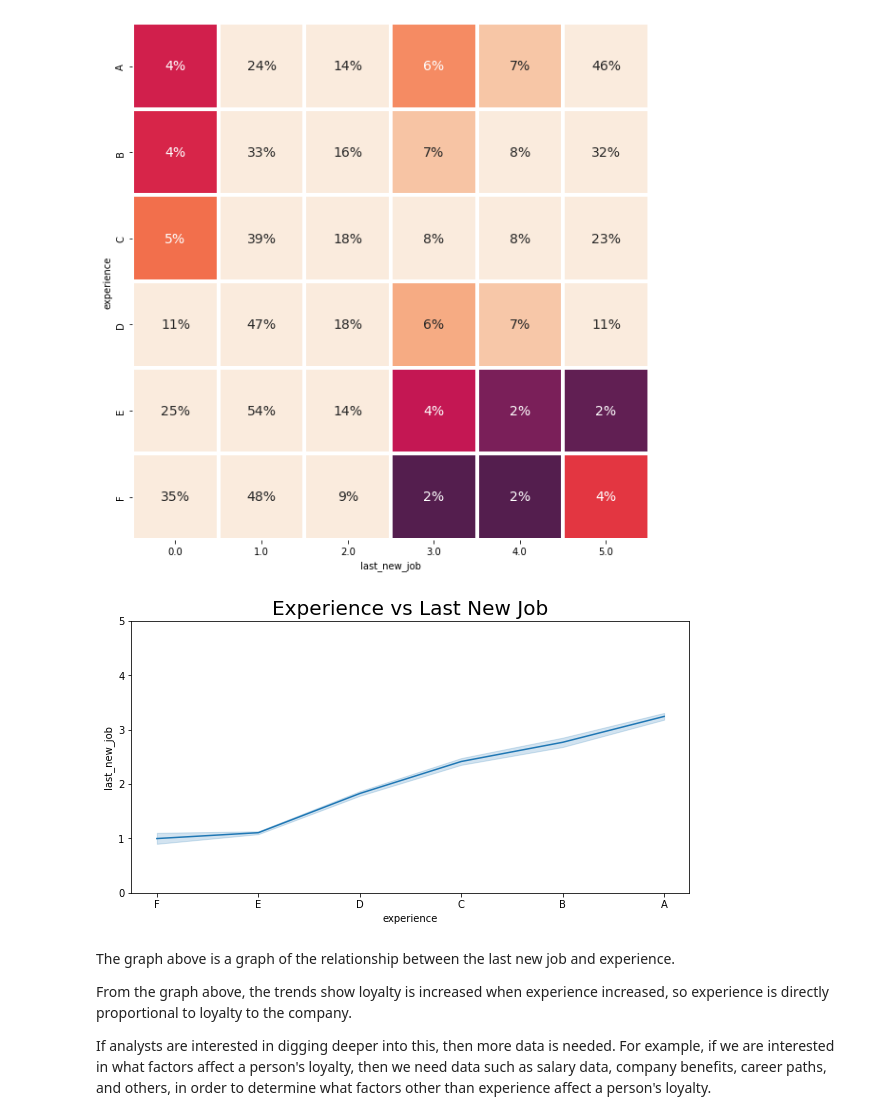
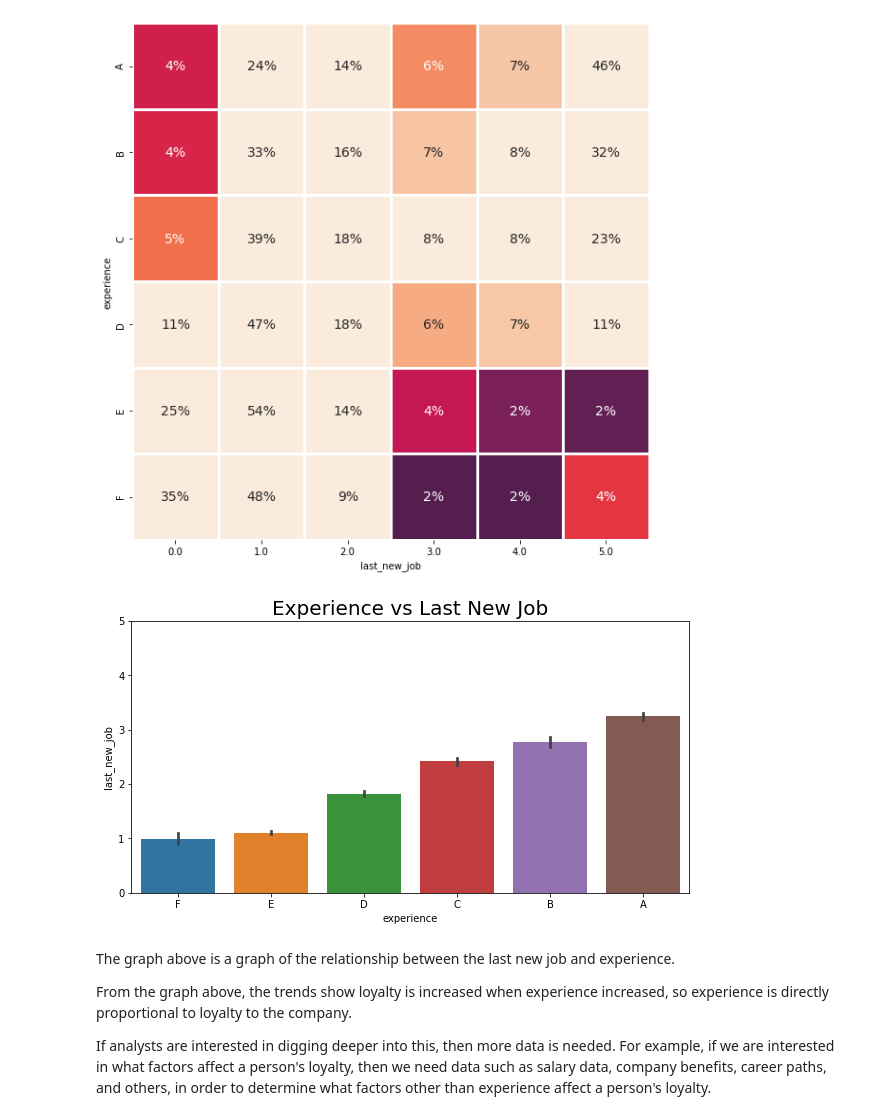
Before and after one commit to PurwadhikaDev/BravoTeam_JC_DS_VL_01_FinalProject, a Jupyter notebook: 02_data_understanding_&_preparation.ipynb, the cells around one changed output. Drawn from its saved outputs; the diff is of its cells as text; code cells hidden in the pictures.

```diff
--- a/02_data_understanding_&_preparation.ipynb
+++ b/02_data_understanding_&_preparation.ipynb
@@ -908,15 +908,13 @@ plt.show()
 # %% [output]
 [figure]
 # %%
-exp_job = df[['experience', 'last_new_job']].sort_values(by='experience', ascending=False)
-
 plt.figure(figsize=(10,5))
-sns.lineplot(exp_job['experience'],exp_job['last_new_job'])
+sns.barplot(x=exp_job['experience'],y=exp_job['last_new_job'])
 plt.ylim([0,5])
 plt.title('Experience vs Last New Job', size=20)
 plt.show()
 # %% [output]
-[figure, old version]
+[figure, new version]
 # %% [markdown]
 The graph above is a graph of the relationship between the last new job and experience.
 
```
Also changed, not shown: parts of 5 cells of this notebook.
